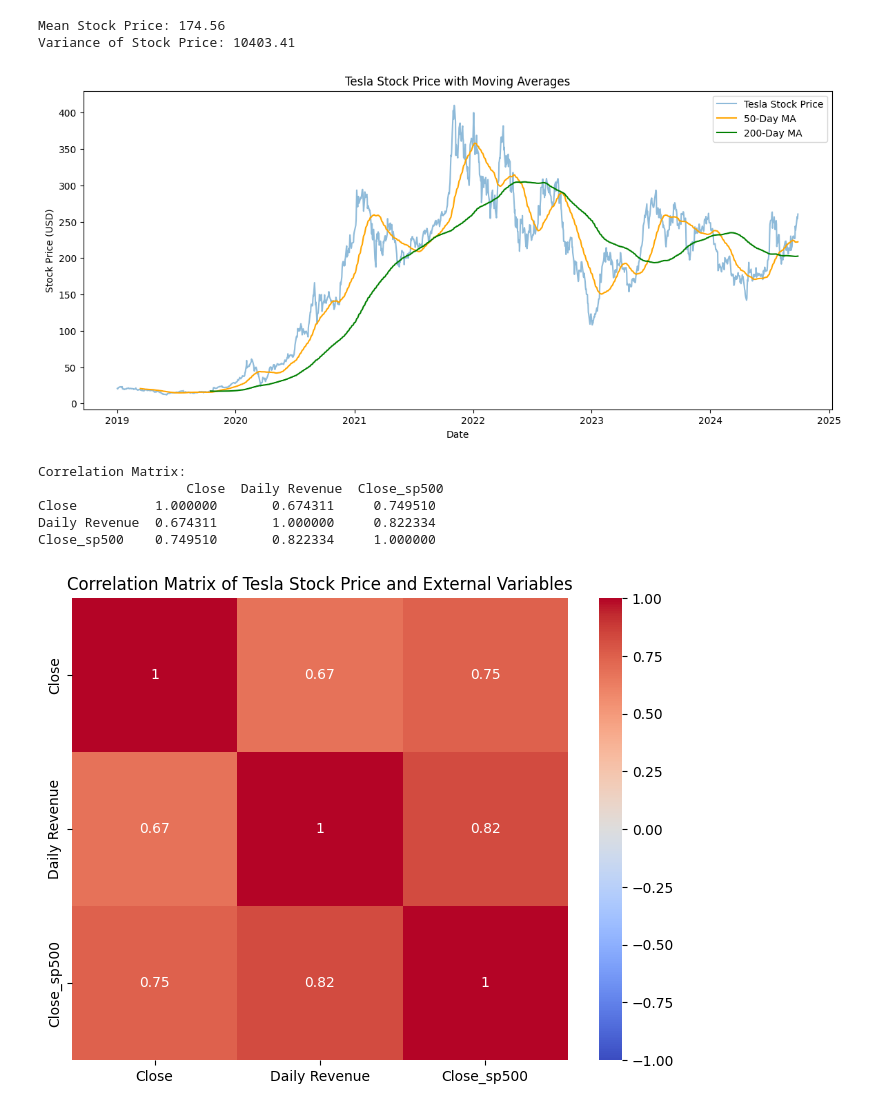
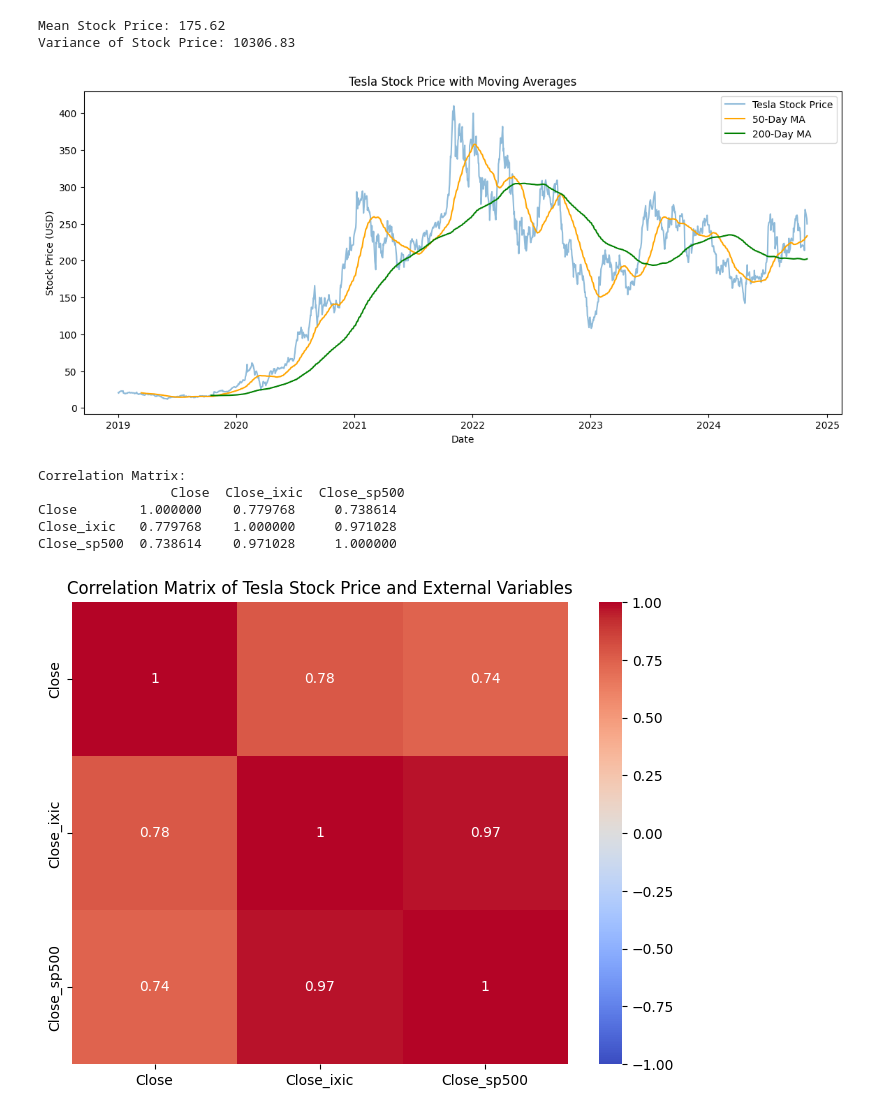
Before and after one commit to TrieuHuynh174/STAT3013.-P11_Nhom8, a Jupyter notebook: Check_Correlation.ipynb, the cells around one changed output. Saved outputs shown, nothing was run; the diff lists cells and outputs as text; code cells hidden in the pictures.

```diff
--- a/Check_Correlation.ipynb
+++ b/Check_Correlation.ipynb
@@ -31,11 +6,11 @@ import seaborn as sns
 # Step 1: Load the datasets
 # Replace 'file_path' with the path or DataFrame variables for your datasets
 tesla_close = pd.read_csv('Tesla_Close_2019_2024.csv', parse_dates=['Date'], index_col='Date')
-daily_revenue = pd.read_csv('Daily_Revenue_2019_2024.csv', parse_dates=['Date'], index_col='Date')
+ixic = pd.read_csv('IXIC_Close_2019_2024.csv', parse_dates=['Date'], index_col='Date')
 sp500 = pd.read_csv('S&P500_Close_2019_2024.csv', parse_dates=['Date'], index_col='Date')
 
 # Merge the datasets on 'Date' with suffixes to avoid conflicts
-merged_data = tesla_close.merge(daily_revenue, left_index=True, right_index=True, how='inner', suffixes=('', '_revenue'))
+merged_data = tesla_close.merge(ixic, left_index=True, right_index=True, how='inner', suffixes=('', '_ixic'))
 merged_data = merged_data.merge(sp500, left_index=True, right_index=True, how='inner', suffixes=('', '_sp500'))
 
 # Step 2: Plot Tesla stock prices
@@ -69,7 +44,7 @@ plt.legend()
 plt.show()
 
 # Step 4: Check for correlations
-correlation_matrix = merged_data[['Close', 'Daily Revenue', 'Close_sp500']].corr()
+correlation_matrix = merged_data[['Close', 'Close_ixic', 'Close_sp500']].corr()
 print("\nCorrelation Matrix:\n", correlation_matrix)
 
 # Plot correlation heatmap
@@ -82,9 +57,9 @@ plt.show()
-Mean Stock Price: 174.56
-Variance of Stock Price: 10403.41
+Mean Stock Price: 175.62
+Variance of Stock Price: 10306.83
-[figure, old version]
+[figure, new version]
 Correlation Matrix:
-                   Close  Daily Revenue  Close_sp500
-Close          1.000000       0.674311     0.749510
-Daily Revenue  0.674311       1.000000     0.822334
-Close_sp500    0.749510       0.822334     1.000000
+                 Close  Close_ixic  Close_sp500
+Close        1.000000    0.779768     0.738614
+Close_ixic   0.779768    1.000000     0.971028
+Close_sp500  0.738614    0.971028     1.000000
-[figure, old version]
+[figure, new version]
```
Also changed, not shown: parts of 2 cells of this notebook.
